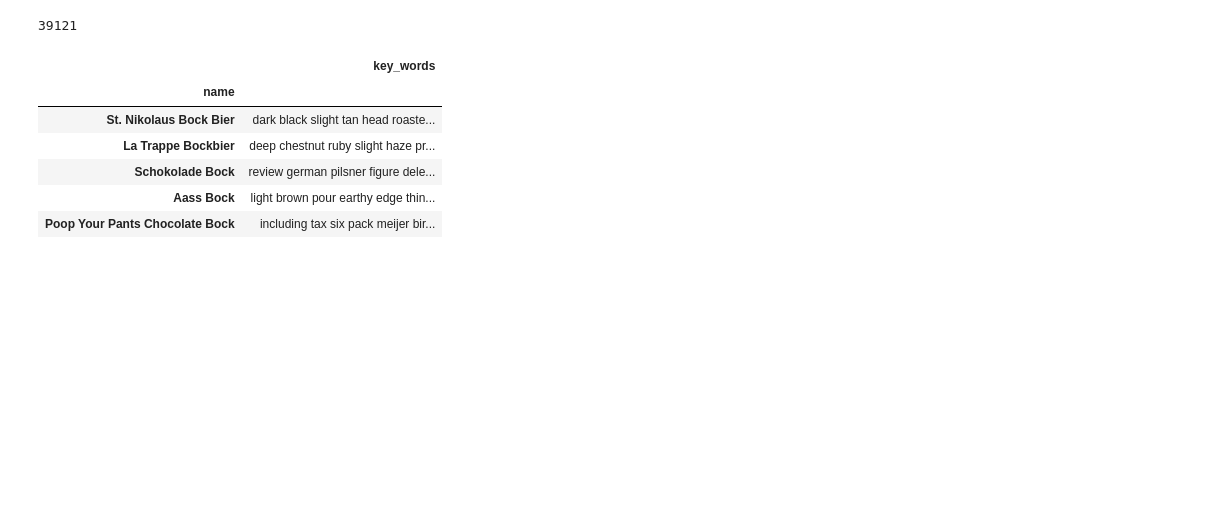
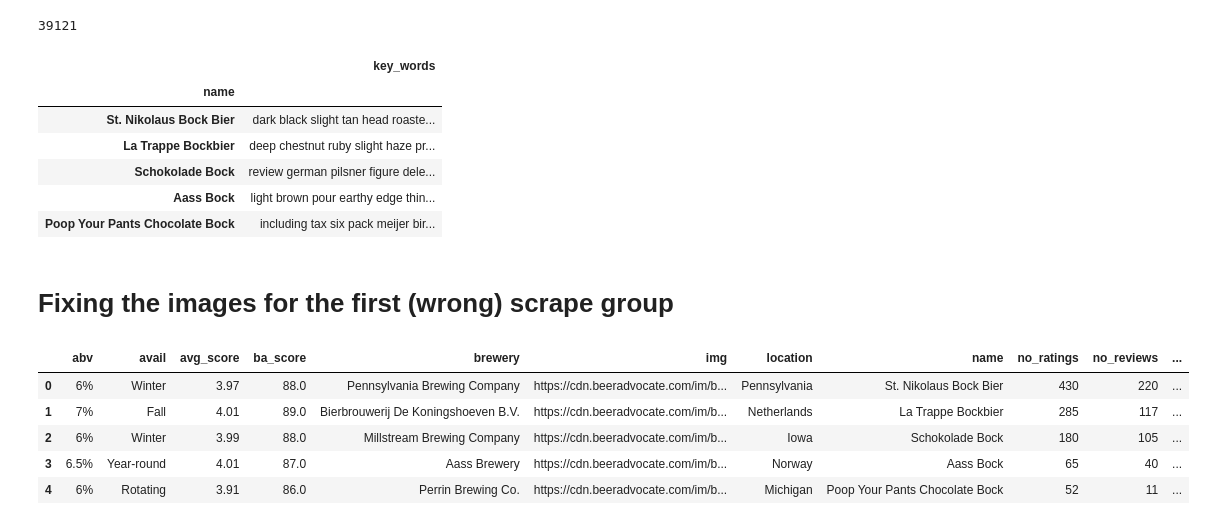
Before and after one commit to ssmithie/beer_recommender, a Jupyter notebook: Data_cleaning.ipynb, the cells around one changed output. Saved outputs shown, nothing was run; the diff lists cells and outputs as text; code cells hidden in the pictures; blank space fills up the shorter version.

```diff
--- a/Data_cleaning.ipynb
+++ b/Data_cleaning.ipynb
@@ -766,3 +741,14 @@ test_df.head()
 | Schokolade Bock | review german pilsner figure dele... |
 | Aass Bock | light brown pour earthy edge thin... |
 | Poop Your Pants Chocolate Bock | including tax six pack meijer bir... |
+# %% [markdown]
+# Fixing the images for the first (wrong) scrape group
+# %%
+sm_df_full.head()
+# %% [output]
+|  | abv | avail | avg_score | ba_score | brewery | img | location | name | no_ratings | no_reviews | ... |
+| 0 | 6% | Winter | 3.97 | 88.0 | Pennsylvania Brewing Company | https://cdn.beeradvocate.com/im/b... | Pennsylvania | St. Nikolaus Bock Bier | 430 | 220 | ... |
+| 1 | 7% | Fall | 4.01 | 89.0 | Bierbrouwerij De Koningshoeven B.V. | https://cdn.beeradvocate.com/im/b... | Netherlands | La Trappe Bockbier | 285 | 117 | ... |
+| 2 | 6% | Winter | 3.99 | 88.0 | Millstream Brewing Company | https://cdn.beeradvocate.com/im/b... | Iowa | Schokolade Bock | 180 | 105 | ... |
+| 3 | 6.5% | Year-round | 4.01 | 87.0 | Aass Brewery | https://cdn.beeradvocate.com/im/b... | Norway | Aass Bock | 65 | 40 | ... |
+| 4 | 6% | Rotating | 3.91 | 86.0 | Perrin Brewing Co. | https://cdn.beeradvocate.com/im/b... | Michigan | Poop Your Pants Chocolate Bock | 52 | 11 | ... |
```
Also changed, not shown: parts of 28 cells of this notebook, 13 other files.
